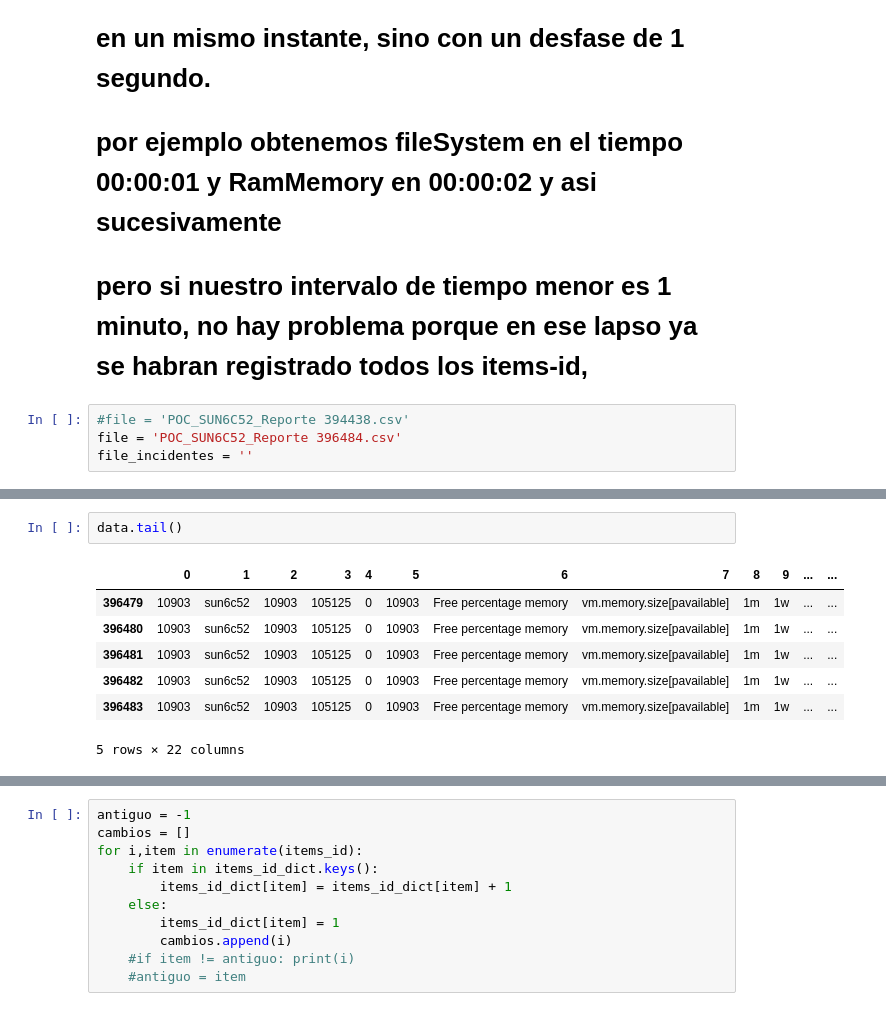
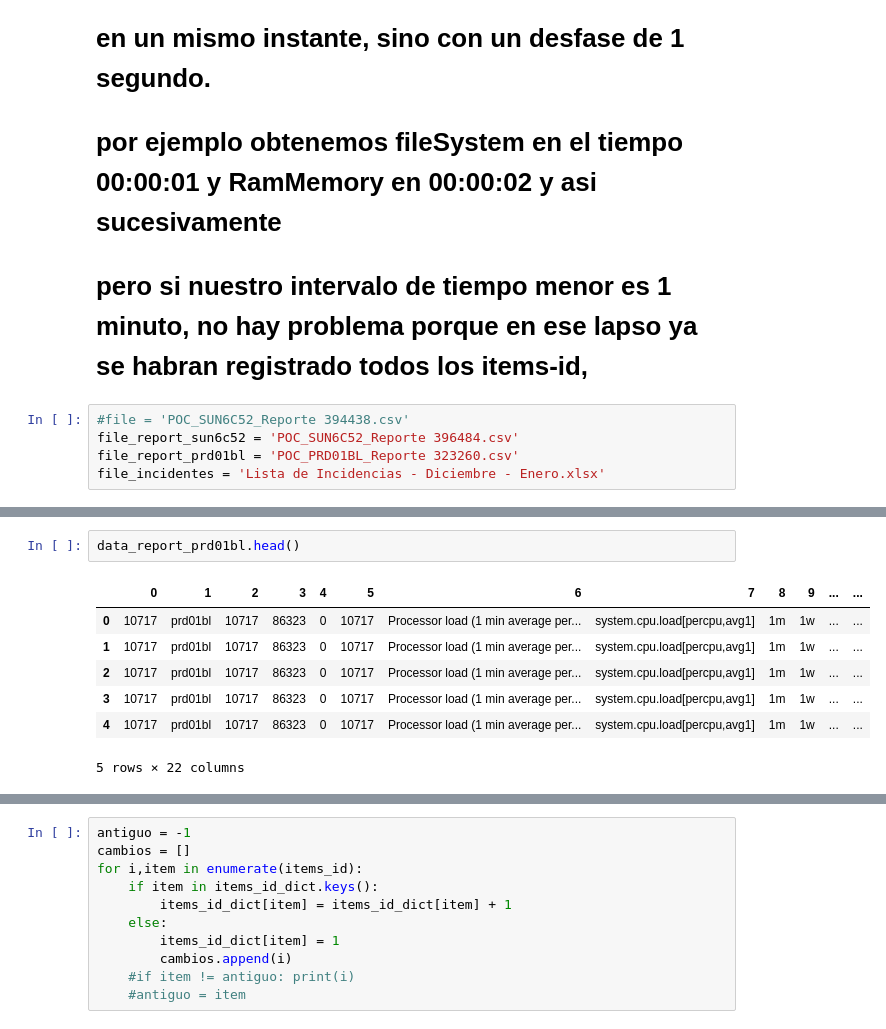
Before and after one commit to JoseJaita/Movistar-POC, a Jupyter notebook: Untitled.ipynb, the cells around one changed output, grey strips where cells are left out. Saved outputs shown, nothing was run; the diff lists cells and outputs as text.

```diff
--- a/Untitled.ipynb
+++ b/Untitled.ipynb
@@ -45,5 +45,6 @@ col_item_id = 3
 # pero si nuestro intervalo de tiempo menor es 1 minuto, no hay problema porque en ese lapso ya se habran registrado todos los items-id,
 # %%
 #file = 'POC_SUN6C52_Reporte 394438.csv'
-file = 'POC_SUN6C52_Reporte 396484.csv'
-file_incidentes = ''
+file_report_sun6c52 = 'POC_SUN6C52_Reporte 396484.csv'
+file_report_prd01bl = 'POC_PRD01BL_Reporte 323260.csv'
+file_incidentes = 'Lista de Incidencias - Diciembre - Enero.xlsx'
@@ -66,13 +89,13 @@ data.head()
 | 3 | 10903 | sun6c52 | 10903 | 105107 | 0 | 10903 | Processor load (15 min average pe... | system.cpu.load[percpu,avg15] | 1m | 1w | ... | ... |
 | 4 | 10903 | sun6c52 | 10903 | 105107 | 0 | 10903 | Processor load (15 min average pe... | system.cpu.load[percpu,avg15] | 1m | 1w | ... | ... |
 5 rows × 22 columns
-# %%
-data.tail()
-# %% [output]
-|  | 0 | 1 | 2 | 3 | 4 | 5 | 6 | 7 | 8 | 9 | ... | ... |
-| 396479 | 10903 | sun6c52 | 10903 | 105125 | 0 | 10903 | Free percentage memory | vm.memory.size[pavailable] | 1m | 1w | ... | ... |
-| 396480 | 10903 | sun6c52 | 10903 | 105125 | 0 | 10903 | Free percentage memory | vm.memory.size[pavailable] | 1m | 1w | ... | ... |
-| 396481 | 10903 | sun6c52 | 10903 | 105125 | 0 | 10903 | Free percentage memory | vm.memory.size[pavailable] | 1m | 1w | ... | ... |
-| 396482 | 10903 | sun6c52 | 10903 | 105125 | 0 | 10903 | Free percentage memory | vm.memory.size[pavailable] | 1m | 1w | ... | ... |
-| 396483 | 10903 | sun6c52 | 10903 | 105125 | 0 | 10903 | Free percentage memory | vm.memory.size[pavailable] | 1m | 1w | ... | ... |
-5 rows × 22 columns
+# %%
+data_report_prd01bl.head()
+# %% [output]
+|  | 0 | 1 | 2 | 3 | 4 | 5 | 6 | 7 | 8 | 9 | ... | ... |
+| 0 | 10717 | prd01bl | 10717 | 86323 | 0 | 10717 | Processor load (1 min average per... | system.cpu.load[percpu,avg1] | 1m | 1w | ... | ... |
+| 1 | 10717 | prd01bl | 10717 | 86323 | 0 | 10717 | Processor load (1 min average per... | system.cpu.load[percpu,avg1] | 1m | 1w | ... | ... |
+| 2 | 10717 | prd01bl | 10717 | 86323 | 0 | 10717 | Processor load (1 min average per... | system.cpu.load[percpu,avg1] | 1m | 1w | ... | ... |
+| 3 | 10717 | prd01bl | 10717 | 86323 | 0 | 10717 | Processor load (1 min average per... | system.cpu.load[percpu,avg1] | 1m | 1w | ... | ... |
+| 4 | 10717 | prd01bl | 10717 | 86323 | 0 | 10717 | Processor load (1 min average per... | system.cpu.load[percpu,avg1] | 1m | 1w | ... | ... |
+5 rows × 22 columns
```
Also changed, not shown: parts of 27 cells of this notebook.
